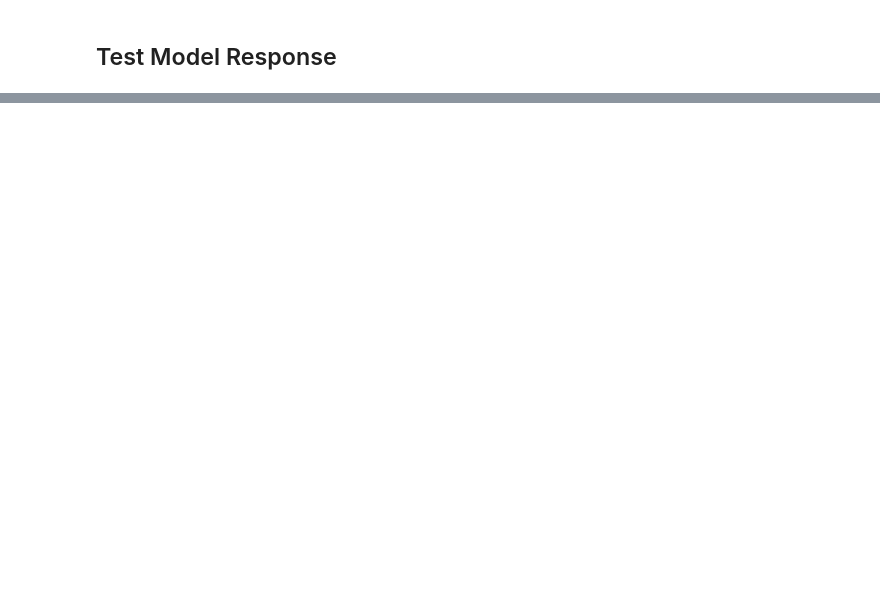
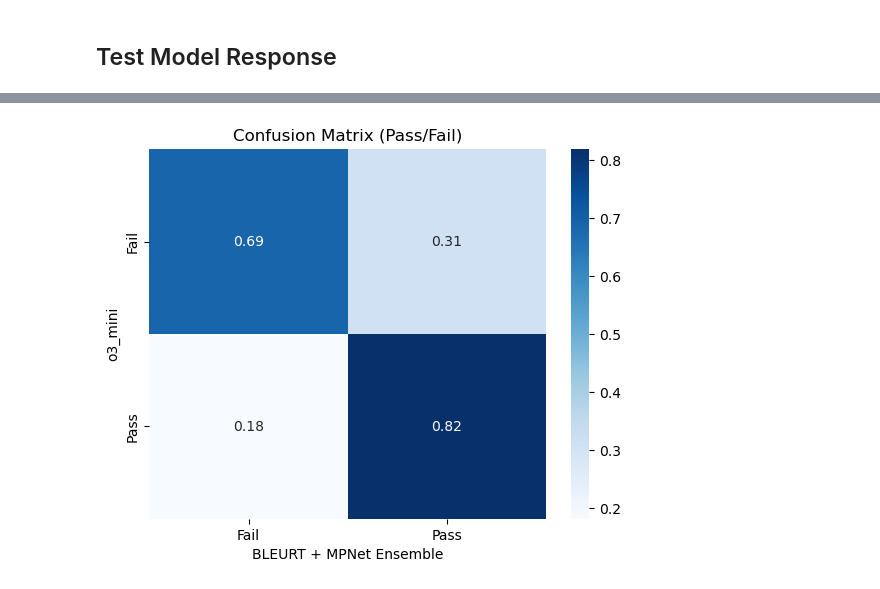
Before and after one commit to learlab/textbook-question-generation, a Jupyter notebook: src/1a-pseudo-label-cri-data.ipynb, the cells around one changed output, grey strips where cells are left out. Drawn from its saved outputs; the diff is of its cells as text; code cells hidden in the pictures; blank space fills up the shorter version.

```diff
--- a/src/1a-pseudo-label-cri-data.ipynb
+++ b/src/1a-pseudo-label-cri-data.ipynb
@@ -121,0 +212,17 @@ GPT Score: 1
+# %%
+crosstab = pd.crosstab(
+    df["o3_mini_score"] > 1,
+    df["score"] > 0,
+    normalize="index",
+)
+
+sns.heatmap(crosstab, annot=True, fmt=".2f", cmap="Blues",
+            xticklabels=["Fail", "Pass"],
+            yticklabels=["Fail", "Pass"])
+
+plt.xlabel("BLEURT + MPNet Ensemble")
+plt.ylabel("o3_mini")
+plt.title("Confusion Matrix (Pass/Fail)")
+plt.show()
+# %% [output]
+[figure, added]
```
Also changed, not shown: parts of 14 cells of this notebook, 9 other files.
